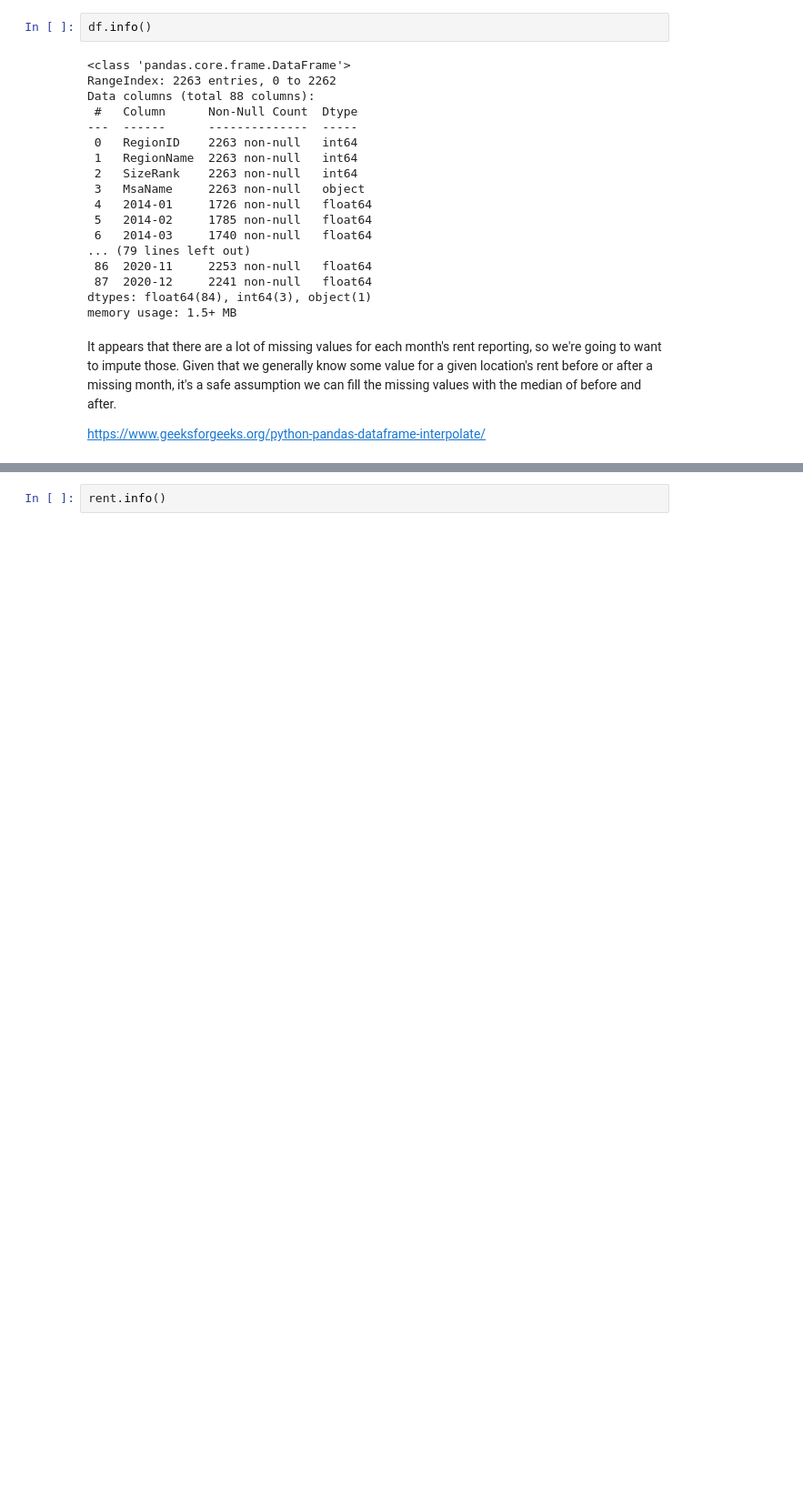
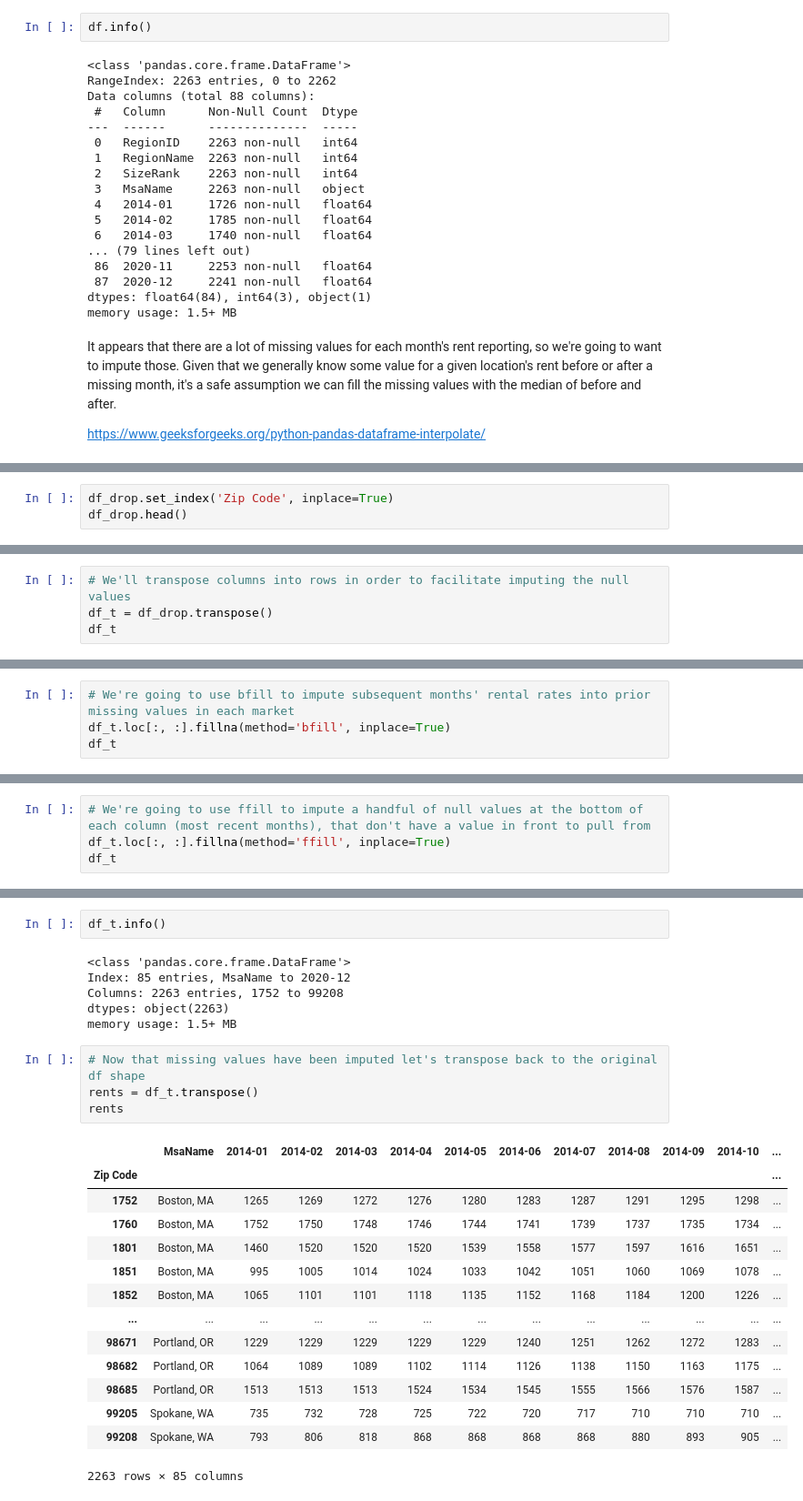
Before and after one commit to dcnarch/RentPricePredict, a Jupyter notebook: RentPricePredict.ipynb, the cells around one changed output, grey strips where cells are left out. Shown at 91% size. Cells and saved outputs as stored; diff of their text form; blank space fills up the shorter version.

Commit message:
DataCleansing Update

```diff
--- a/RentPricePredict.ipynb
+++ b/RentPricePredict.ipynb
@@ -72,0 +123,3 @@ TypeError: ignored
+# %%
+df_drop.set_index('Zip Code', inplace=True)
+df_drop.head()
@@ -72,0 +135,4 @@ TypeError: ignored
+# %%
+# We'll transpose columns into rows in order to facilitate imputing the null values
+df_t = df_drop.transpose()
+df_t
@@ -72,0 +153,4 @@ TypeError: ignored
+# %%
+# We're going to use bfill to impute subsequent months' rental rates into prior missing values in each market
+df_t.loc[:, :].fillna(method='bfill', inplace=True)
+df_t
@@ -72,0 +171,4 @@ TypeError: ignored
+# %%
+# We're going to use ffill to impute a handful of null values at the bottom of each column (most recent months), that don't have a value in front to pull from
+df_t.loc[:, :].fillna(method='ffill', inplace=True)
+df_t
@@ -73,2 +189,27 @@ TypeError: ignored
 # %%
-rent.info()
+df_t.info()
+# %% [output]
+<class 'pandas.core.frame.DataFrame'>
+Index: 85 entries, MsaName to 2020-12
+Columns: 2263 entries, 1752 to 99208
+dtypes: object(2263)
+memory usage: 1.5+ MB
+# %%
+# Now that missing values have been imputed let's transpose back to the original df shape
+rents = df_t.transpose()
+rents
+# %% [output]
+|  | MsaName | 2014-01 | 2014-02 | 2014-03 | 2014-04 | 2014-05 | 2014-06 | 2014-07 | 2014-08 | 2014-09 | 2014-10 | ... |
+| Zip Code |  |  |  |  |  |  |  |  |  |  |  | ... |
+| 1752 | Boston, MA | 1265 | 1269 | 1272 | 1276 | 1280 | 1283 | 1287 | 1291 | 1295 | 1298 | ... |
+| 1760 | Boston, MA | 1752 | 1750 | 1748 | 1746 | 1744 | 1741 | 1739 | 1737 | 1735 | 1734 | ... |
+| 1801 | Boston, MA | 1460 | 1520 | 1520 | 1520 | 1539 | 1558 | 1577 | 1597 | 1616 | 1651 | ... |
+| 1851 | Boston, MA | 995 | 1005 | 1014 | 1024 | 1033 | 1042 | 1051 | 1060 | 1069 | 1078 | ... |
+| 1852 | Boston, MA | 1065 | 1101 | 1101 | 1118 | 1135 | 1152 | 1168 | 1184 | 1200 | 1226 | ... |
+| ... | ... | ... | ... | ... | ... | ... | ... | ... | ... | ... | ... | ... |
+| 98671 | Portland, OR | 1229 | 1229 | 1229 | 1229 | 1229 | 1240 | 1251 | 1262 | 1272 | 1283 | ... |
+| 98682 | Portland, OR | 1064 | 1089 | 1089 | 1102 | 1114 | 1126 | 1138 | 1150 | 1163 | 1175 | ... |
+| 98685 | Portland, OR | 1513 | 1513 | 1513 | 1524 | 1534 | 1545 | 1555 | 1566 | 1576 | 1587 | ... |
+| 99205 | Spokane, WA | 735 | 732 | 728 | 725 | 722 | 720 | 717 | 710 | 710 | 710 | ... |
+| 99208 | Spokane, WA | 793 | 806 | 818 | 868 | 868 | 868 | 868 | 880 | 893 | 905 | ... |
+2263 rows × 85 columns
```
Also changed, not shown: parts of 13 cells of this notebook, 2 other files.
